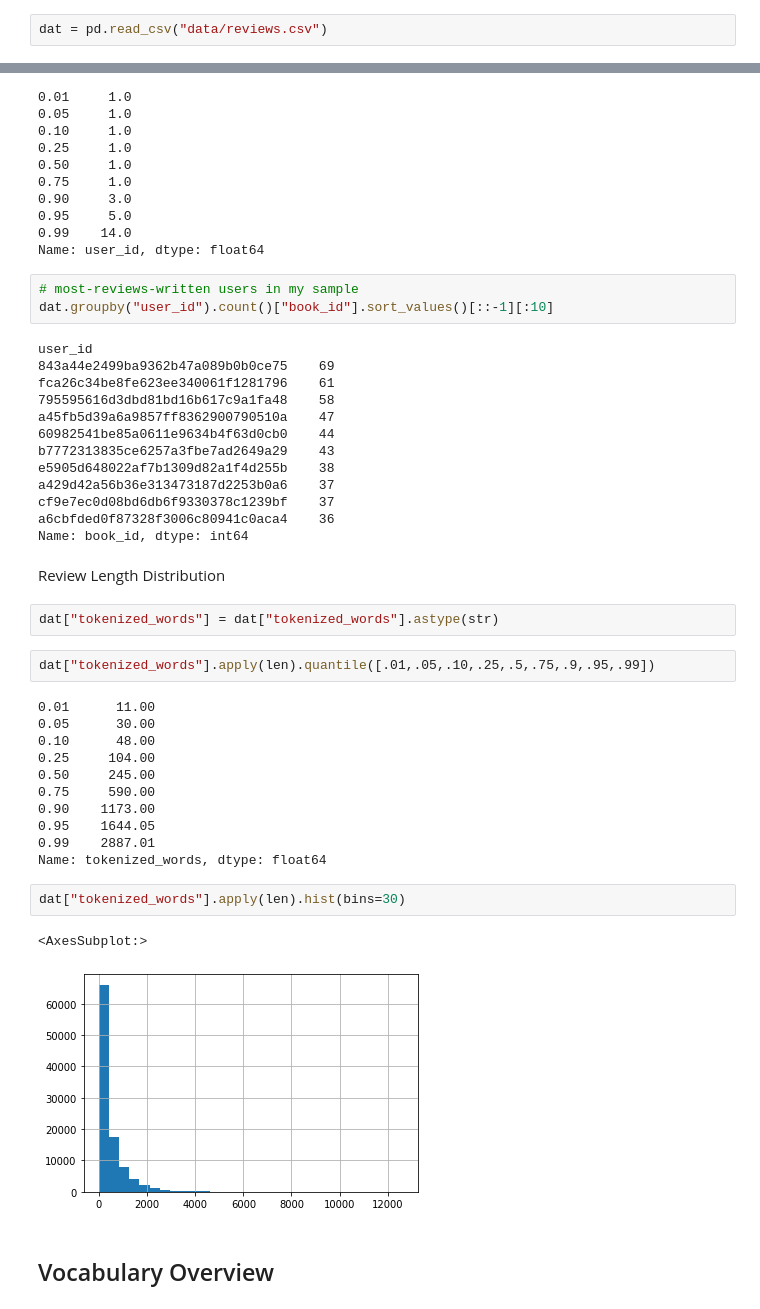
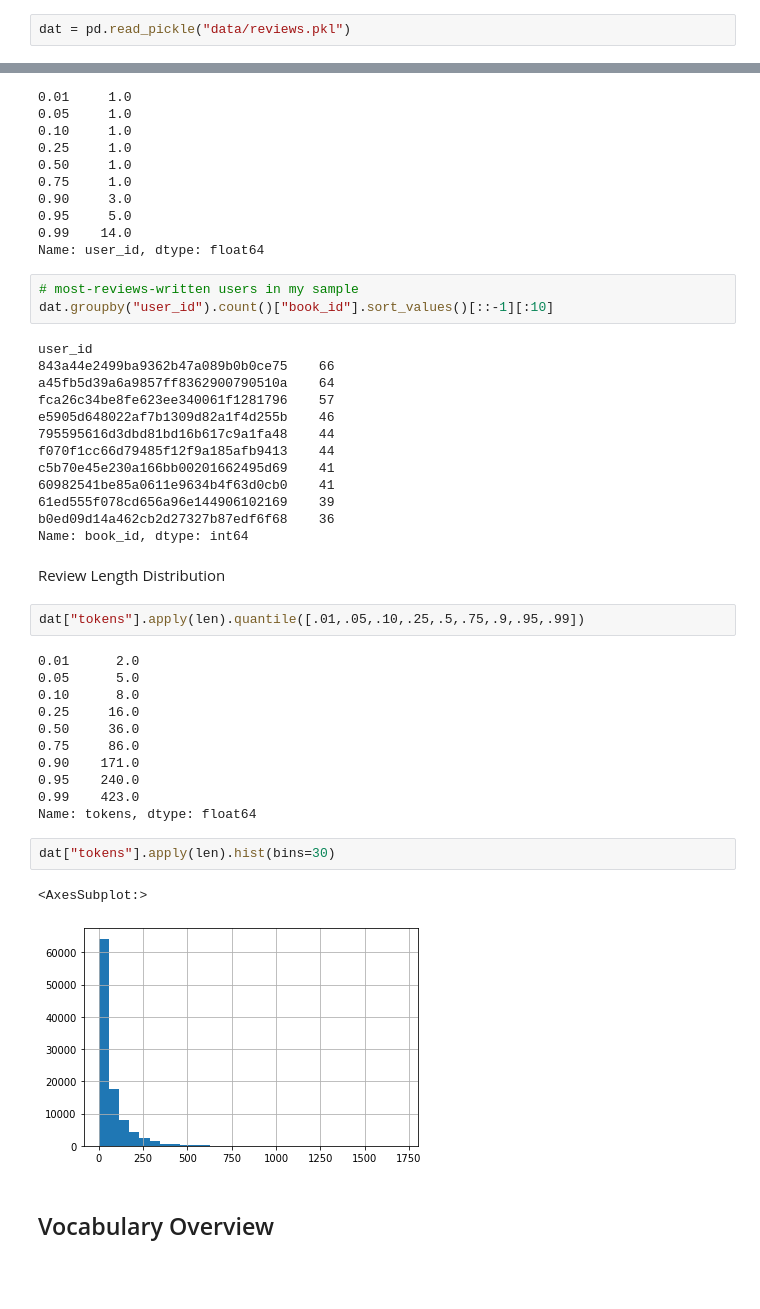
Before and after one commit to bridgetdaly/goodreads_LDA, a Jupyter notebook: explore_reviews.ipynb, the cells around one changed output, grey strips where cells are left out. Cells and saved outputs as stored; diff of their text form; blank space fills up the shorter version.

```diff
--- a/explore_reviews.ipynb
+++ b/explore_reviews.ipynb
@@ -6,7 +6,7 @@ from sklearn.model_selection import train_test_split
 # %% [markdown]
 ## Data Overview
 # %%
-dat = pd.read_csv("data/reviews.csv")
+dat = pd.read_pickle("data/reviews.pkl")
 # %%
 len(dat)
 # %% [output]
@@ -103,39 +103,37 @@ Name: user_id, dtype: float64
 dat.groupby("user_id").count()["book_id"].sort_values()[::-1][:10]
 # %% [output]
 user_id
-843a44e2499ba9362b47a089b0b0ce75    69
-fca26c34be8fe623ee340061f1281796    61
-795595616d3dbd81bd16b617c9a1fa48    58
-a45fb5d39a6a9857ff8362900790510a    47
-60982541be85a0611e9634b4f63d0cb0    44
-b7772313835ce6257a3fbe7ad2649a29    43
-e5905d648022af7b1309d82a1f4d255b    38
-a429d42a56b36e313473187d2253b0a6    37
-cf9e7ec0d08bd6db6f9330378c1239bf    37
-a6cbfded0f87328f3006c80941c0aca4    36
+843a44e2499ba9362b47a089b0b0ce75    66
+a45fb5d39a6a9857ff8362900790510a    64
+fca26c34be8fe623ee340061f1281796    57
+e5905d648022af7b1309d82a1f4d255b    46
+795595616d3dbd81bd16b617c9a1fa48    44
+f070f1cc66d79485f12f9a185afb9413    44
+c5b70e45e230a166bb00201662495d69    41
+60982541be85a0611e9634b4f63d0cb0    41
+61ed555f078cd656a96e144906102169    39
+b0ed09d14a462cb2d27327b87edf6f68    36
 Name: book_id, dtype: int64
 # %% [markdown]
 Review Length Distribution
-# %%
-dat["tokenized_words"] = dat["tokenized_words"].astype(str)
 # %%
-dat["tokenized_words"].apply(len).quantile([.01,.05,.10,.25,.5,.75,.9,.95,.99])
+dat["tokens"].apply(len).quantile([.01,.05,.10,.25,.5,.75,.9,.95,.99])
 # %% [output]
-0.01      11.00
-0.05      30.00
-0.10      48.00
-0.25     104.00
-0.50     245.00
-0.75     590.00
-0.90    1173.00
-0.95    1644.05
-0.99    2887.01
-Name: tokenized_words, dtype: float64
+0.01      2.0
+0.05      5.0
+0.10      8.0
+0.25     16.0
+0.50     36.0
+0.75     86.0
+0.90    171.0
+0.95    240.0
+0.99    423.0
+Name: tokens, dtype: float64
 # %%
-dat["tokenized_words"].apply(len).hist(bins=30)
+dat["tokens"].apply(len).hist(bins=30)
 # %% [output]
 <AxesSubplot:>
-[figure, old version]
+[figure, new version]
 # %% [markdown]
 ## Vocabulary Overview
 # %%
```
Also changed, not shown: parts of 16 cells of this notebook, 4 other files.
